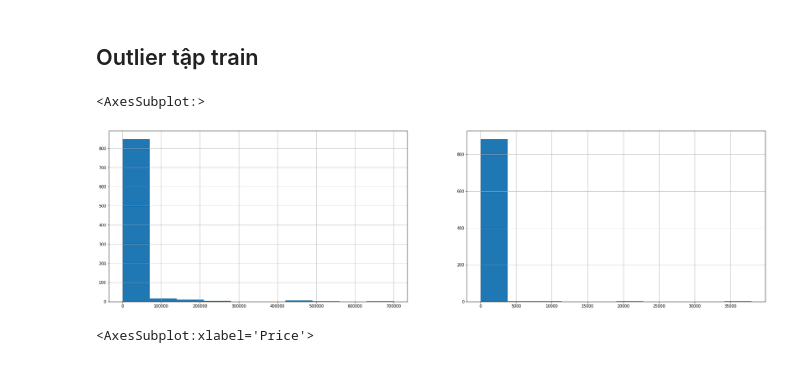
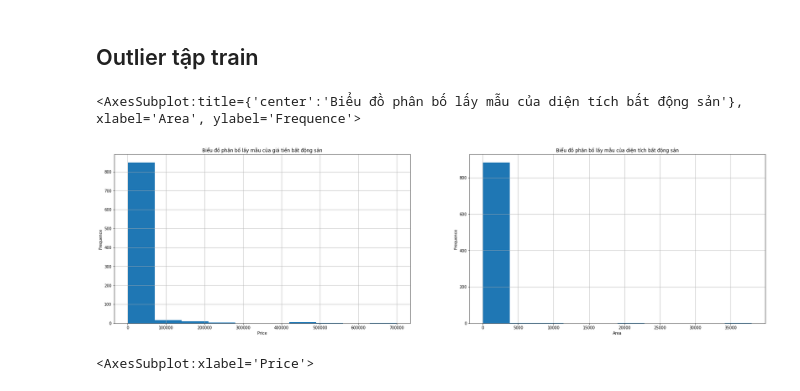
Before and after one commit to jthanh8144/FinalEssayDataScience, a Jupyter notebook: main.ipynb, the cells around one changed output. Cells and saved outputs as stored; diff of their text form; code cells hidden in the pictures.

```diff
--- a/main.ipynb
+++ b/main.ipynb
@@ -289,12 +281,18 @@ x_train,x_val,y_train,y_val=train_test_split(x_train,y_train,test_size=0.25, ran
 # %%
 fig, ax = plt.subplots(1, 2, figsize=(30, 8))
 plt.subplot(1, 2, 1)
+plt.title("Biểu đồ phân bố lấy mẫu của giá tiền bất động sản")
+plt.xlabel("Price")
+plt.ylabel("Frequence")
 y_train.hist()
 plt.subplot(1, 2, 2)
+plt.title("Biểu đồ phân bố lấy mẫu của diện tích bất động sản")
+plt.xlabel("Area")
+plt.ylabel("Frequence")
 x_train.Area.hist()
 # %% [output]
-<AxesSubplot:>
+<AxesSubplot:title={'center':'Biểu đồ phân bố lấy mẫu của diện tích bất động sản'}, xlabel='Area', ylabel='Frequence'>
-[figure, old version]
+[figure, new version]
 # %%
 fig, ax = plt.subplots(1, 2, figsize=(30, 8))
 plt.subplot(1, 2, 1)
```
Also changed, not shown: parts of 7 cells of this notebook.
